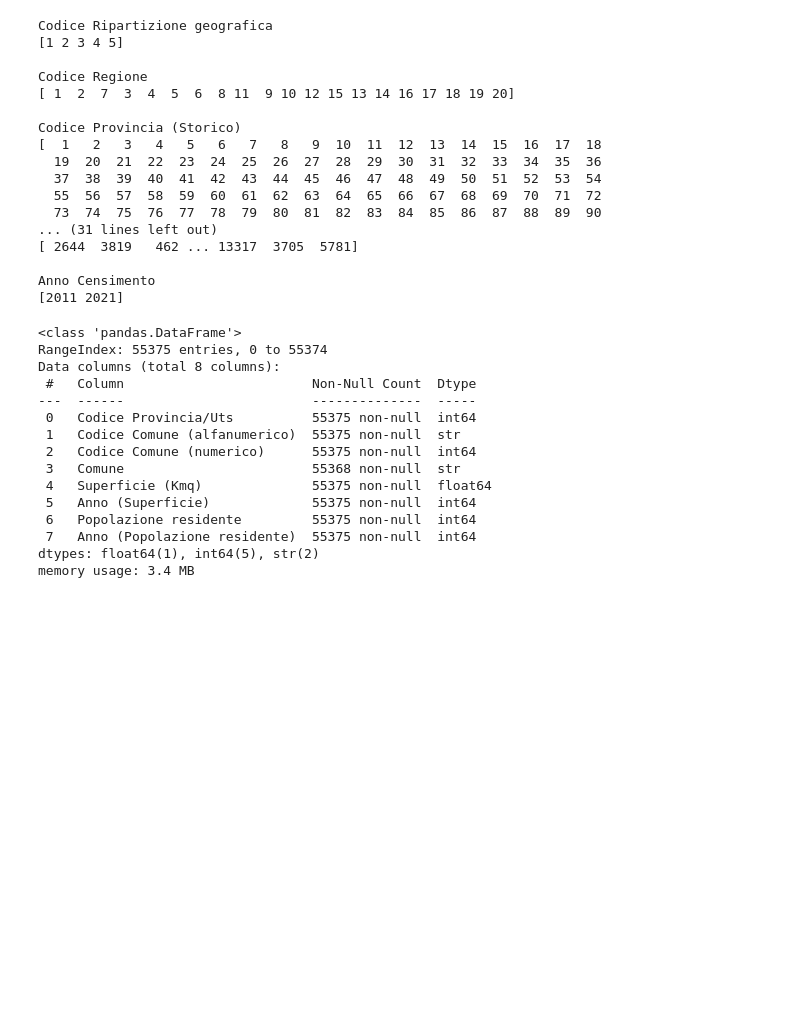
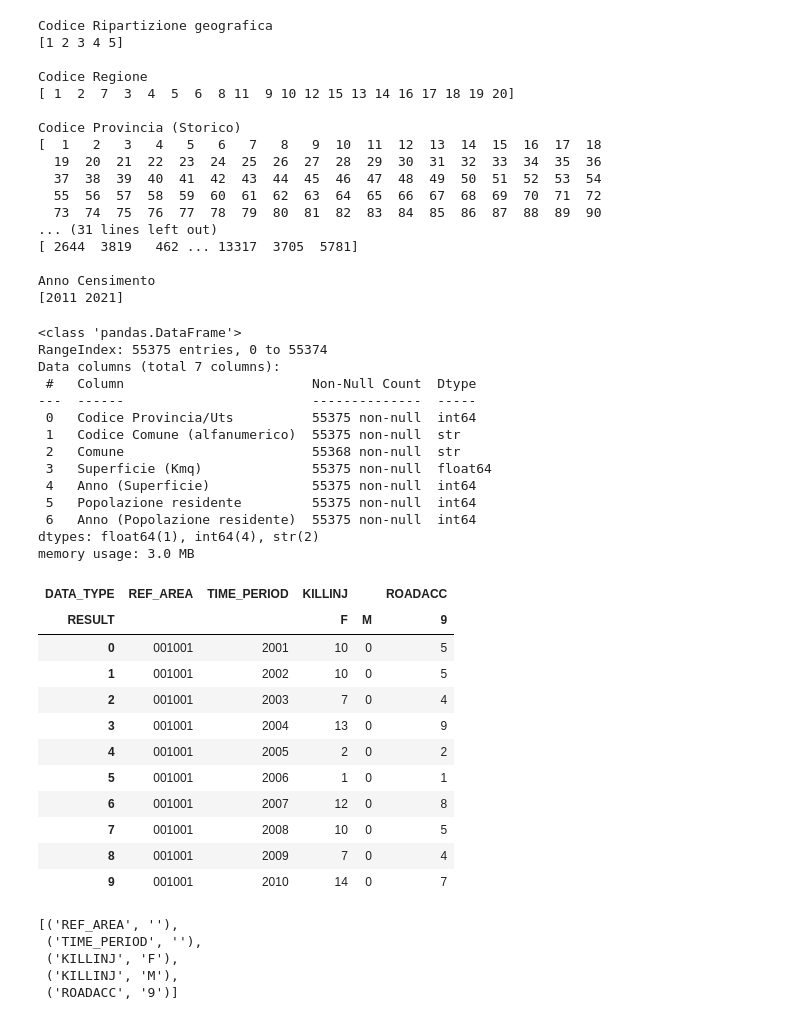
Before and after one commit to gretabarrale/boolean_capstone_project, a Jupyter notebook: fetching_data.ipynb, the cells around one changed output. Cells and saved outputs as stored; diff of their text form; code cells hidden in the pictures; blank space fills up the shorter version.

Commit message:
pivot istat_df, renamed columns, cleaned up datasets again

```diff
--- a/fetching_data.ipynb
+++ b/fetching_data.ipynb
@@ -263,0 +275,4 @@ memory usage: 30.6 MB
+# %%
+# Drop DATAFLOW and FREQ columns: both of them are constant across all rows and add no informations to the analysis
+istat_df = istat_df.drop(columns=['DATAFLOW', 'FREQ'])
+istat_df.info()
@@ -287,22 +315,54 @@ Anno Censimento
 [2011 2021]
 # %%
 #Dropping unnecessary situas's columns for the analysis
-dropped_columns_situas_df = ['Codice Ripartizione geografica', 'Codice Regione', 'Codice Provincia (Storico)', 'Comune (dizione straniera)', 'Sigla automobilistica', 'Capoluogo di Provincia/Uts', 'Capoluogo di Regione', 'Popolazione legale', 'Anno Censimento']
+dropped_columns_situas_df = ['Codice Ripartizione geografica', 'Codice Regione', 'Codice Provincia (Storico)', 'Codice Comune (numerico)', 'Comune (dizione straniera)', 'Sigla automobilistica', 'Capoluogo di Provincia/Uts', 'Capoluogo di Regione', 'Popolazione legale', 'Anno Censimento']
 situas_df = situas_df.drop(columns= dropped_columns_situas_df)
 situas_df.info()
 # %% [output]
 <class 'pandas.DataFrame'>
 RangeIndex: 55375 entries, 0 to 55374
-Data columns (total 8 columns):
+Data columns (total 7 columns):
  #   Column                        Non-Null Count  Dtype
 ---  ------                        --------------  -----
  0   Codice Provincia/Uts          55375 non-null  int64
  1   Codice Comune (alfanumerico)  55375 non-null  str
- 2   Codice Comune (numerico)      55375 non-null  int64
- 3   Comune                        55368 non-null  str
- 4   Superficie (Kmq)              55375 non-null  float64
- 5   Anno (Superficie)             55375 non-null  int64
- 6   Popolazione residente         55375 non-null  int64
- 7   Anno (Popolazione residente)  55375 non-null  int64
-dtypes: float64(1), int64(5), str(2)
-memory usage: 3.4 MB
+ 2   Comune                        55368 non-null  str
+ 3   Superficie (Kmq)              55375 non-null  float64
+ 4   Anno (Superficie)             55375 non-null  int64
+ 5   Popolazione residente         55375 non-null  int64
+ 6   Anno (Popolazione residente)  55375 non-null  int64
+dtypes: float64(1), int64(4), str(2)
+memory usage: 3.0 MB
+# %%
+#Pivot istat_df to one row per municipality/year, obtaining separate columns for accidents/killed/injured.
+# Using sum as aggregation because OBS_VALUE is a count of people/events. Summing values preserves the actual total since each row contains one value.
+
+istat_df_pivot = istat_df.pivot_table(
+    index=['REF_AREA', 'TIME_PERIOD'],
+    columns=['DATA_TYPE', 'RESULT'],
+    values='OBS_VALUE',
+    aggfunc='sum'
+).reset_index()
+istat_df_pivot.head(10)
+# %% [output]
+| DATA_TYPE | REF_AREA | TIME_PERIOD | KILLINJ |  | ROADACC |
+| RESULT |  |  | F | M | 9 |
+| 0 | 001001 | 2001 | 10 | 0 | 5 |
+| 1 | 001001 | 2002 | 10 | 0 | 5 |
+| 2 | 001001 | 2003 | 7 | 0 | 4 |
+| 3 | 001001 | 2004 | 13 | 0 | 9 |
+| 4 | 001001 | 2005 | 2 | 0 | 2 |
+| 5 | 001001 | 2006 | 1 | 0 | 1 |
+| 6 | 001001 | 2007 | 12 | 0 | 8 |
+| 7 | 001001 | 2008 | 10 | 0 | 5 |
+| 8 | 001001 | 2009 | 7 | 0 | 4 |
+| 9 | 001001 | 2010 | 14 | 0 | 7 |
+# %%
+#Checking columns order
+istat_df_pivot.columns.tolist()
+# %% [output]
+[('REF_AREA', ''),
+ ('TIME_PERIOD', ''),
+ ('KILLINJ', 'F'),
+ ('KILLINJ', 'M'),
+ ('ROADACC', '9')]
```
Also changed, not shown: parts of 4 cells of this notebook.
